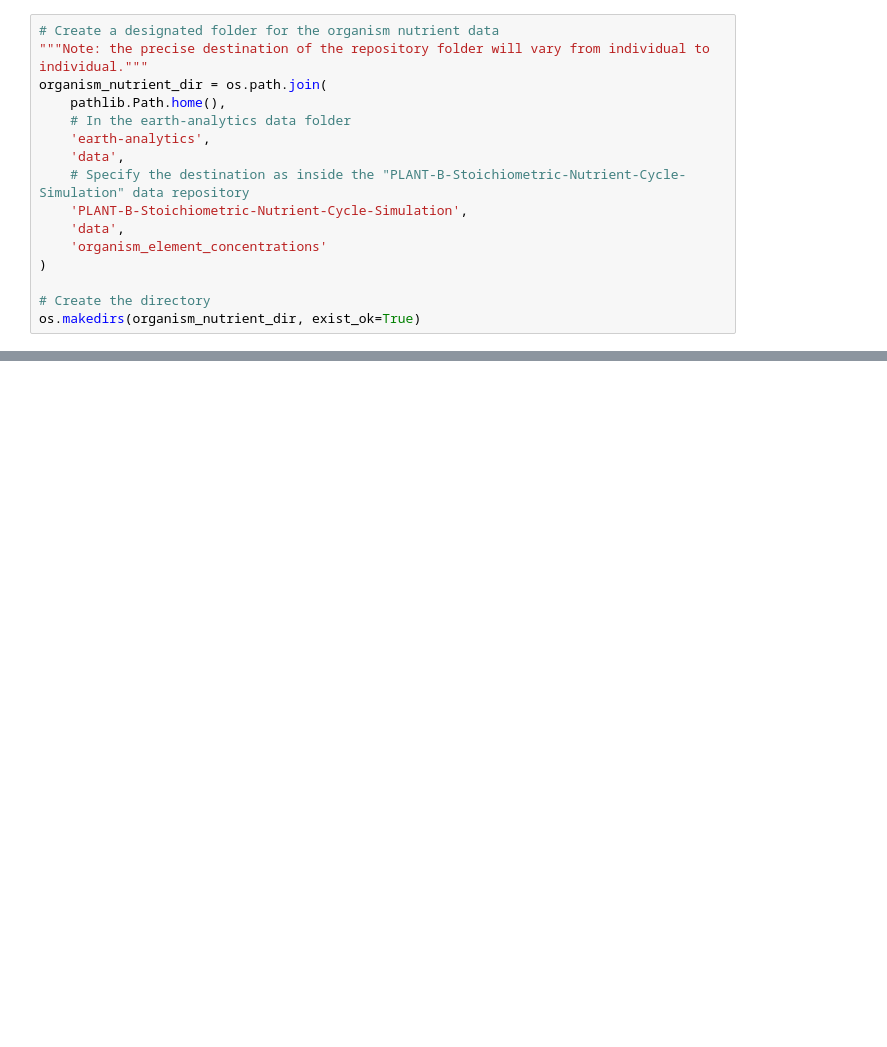
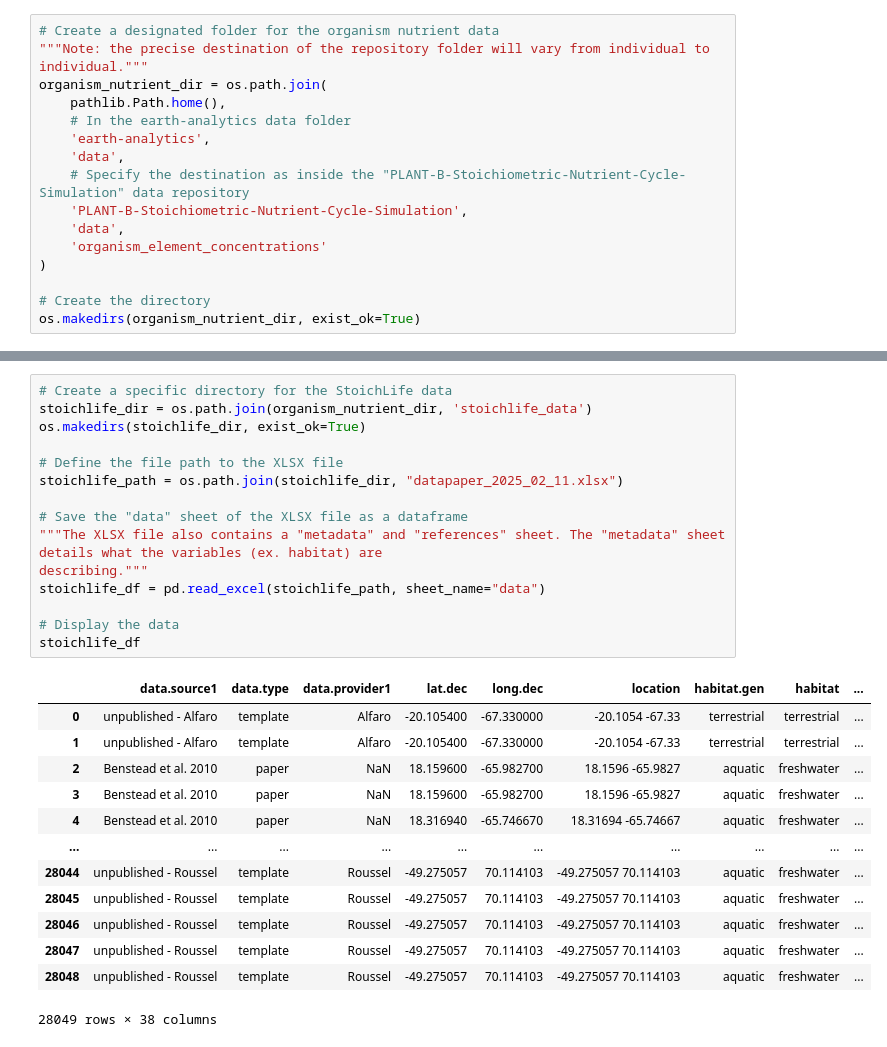
Before and after one commit to TheSpringInstitute/PLANT-B-Stoichiometric-Nutrient-Cycle-Simulation, a Jupyter notebook: notebooks/part-2-organism-element-concentrations.ipynb, the cells around one changed output, grey strips where cells are left out. Saved outputs shown, nothing was run; the diff lists cells and outputs as text; blank space fills up the shorter version.

```diff
--- a/notebooks/part-2-organism-element-concentrations.ipynb
+++ b/notebooks/part-2-organism-element-concentrations.ipynb
@@ -73,0 +67,29 @@ def download_stoichlife(
+# %%
+# Create a specific directory for the StoichLife data
+stoichlife_dir = os.path.join(organism_nutrient_dir, 'stoichlife_data')
+os.makedirs(stoichlife_dir, exist_ok=True)
+
+# Define the file path to the XLSX file
+stoichlife_path = os.path.join(stoichlife_dir, "datapaper_2025_02_11.xlsx")
+
+# Save the "data" sheet of the XLSX file as a dataframe
+"""The XLSX file also contains a "metadata" and "references" sheet. The "metadata" sheet details what the variables (ex. habitat) are
+describing."""
+stoichlife_df = pd.read_excel(stoichlife_path, sheet_name="data")
+
+# Display the data
+stoichlife_df
+# %% [output]
+|  | data.source1 | data.type | data.provider1 | lat.dec | long.dec | location | habitat.gen | habitat | ... |
+| 0 | unpublished - Alfaro | template | Alfaro | -20.105400 | -67.330000 | -20.1054 -67.33 | terrestrial | terrestrial | ... |
+| 1 | unpublished - Alfaro | template | Alfaro | -20.105400 | -67.330000 | -20.1054 -67.33 | terrestrial | terrestrial | ... |
+| 2 | Benstead et al. 2010 | paper | NaN | 18.159600 | -65.982700 | 18.1596 -65.9827 | aquatic | freshwater | ... |
+| 3 | Benstead et al. 2010 | paper | NaN | 18.159600 | -65.982700 | 18.1596 -65.9827 | aquatic | freshwater | ... |
+| 4 | Benstead et al. 2010 | paper | NaN | 18.316940 | -65.746670 | 18.31694 -65.74667 | aquatic | freshwater | ... |
+| ... | ... | ... | ... | ... | ... | ... | ... | ... | ... |
+| 28044 | unpublished - Roussel | template | Roussel | -49.275057 | 70.114103 | -49.275057 70.114103 | aquatic | freshwater | ... |
+| 28045 | unpublished - Roussel | template | Roussel | -49.275057 | 70.114103 | -49.275057 70.114103 | aquatic | freshwater | ... |
+| 28046 | unpublished - Roussel | template | Roussel | -49.275057 | 70.114103 | -49.275057 70.114103 | aquatic | freshwater | ... |
+| 28047 | unpublished - Roussel | template | Roussel | -49.275057 | 70.114103 | -49.275057 70.114103 | aquatic | freshwater | ... |
+| 28048 | unpublished - Roussel | template | Roussel | -49.275057 | 70.114103 | -49.275057 70.114103 | aquatic | freshwater | ... |
+28049 rows × 38 columns
```
Also changed, not shown: parts of 6 cells of this notebook.
